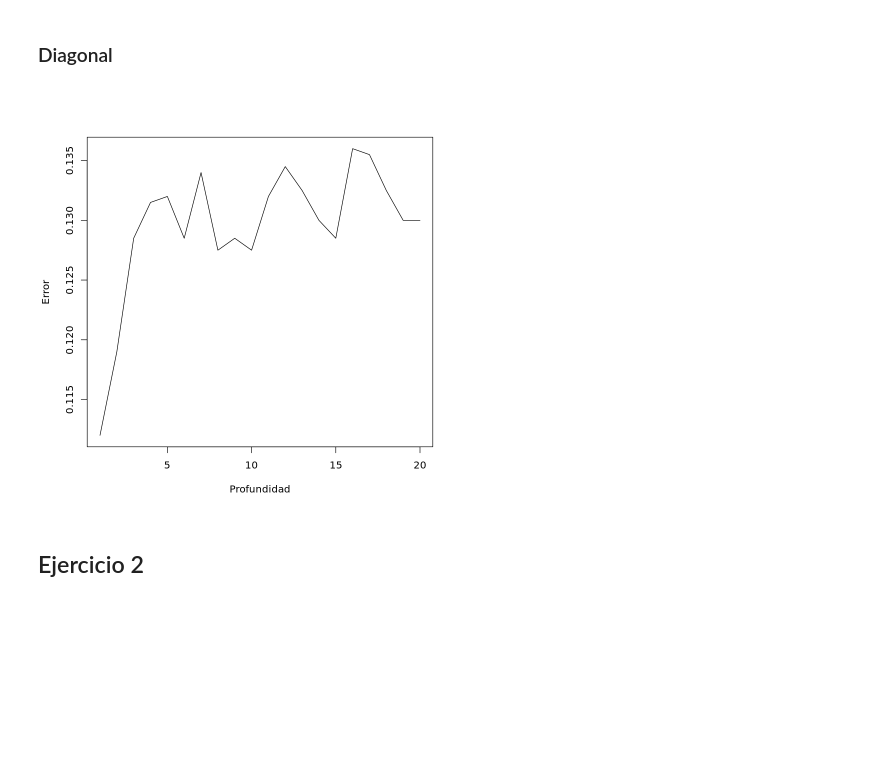
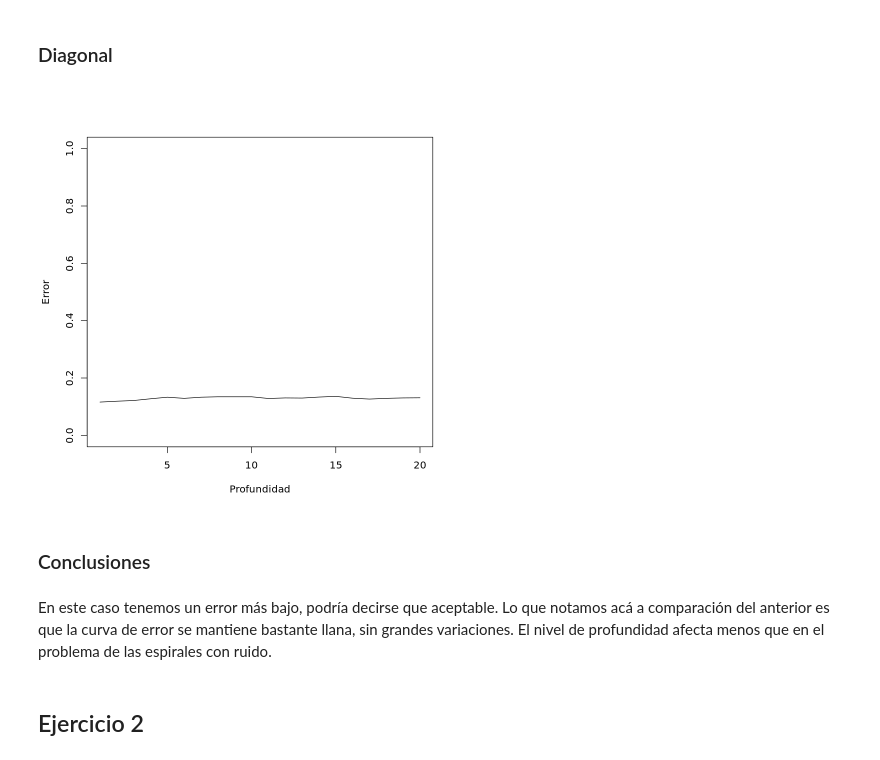
Before and after one commit to natimellino/mineria-de-datos, a Jupyter notebook: TP4.ipynb, the cells around one changed output. Cells and saved outputs as stored; diff of their text form; code cells hidden in the pictures; blank space fills up the shorter version.

```diff
--- a/TP4.ipynb
+++ b/TP4.ipynb
@@ -54,13 +57,17 @@ plot(c(1:20), esp.errores, type="l", xlab="Profundidad", ylab="Error")
 # %%
 diag.errores <- c()
 for(i in 1:20){
     diag.adaboost <- boosting(class ~ ., data=diag_train, mfinal=200, coef="Freund", control=rpart.control(maxdepth=i))
     pred <- predict(diag.adaboost, diag_test)
     diag.errores <- c(diag.errores, pred$error)
 }
 
-plot(c(1:20), diag.errores, type="l", xlab="Profundidad", ylab="Error")
+plot(c(1:20), diag.errores, type="l", xlab="Profundidad", ylab="Error", ylim=c(0,1))
 # %% [output]
-[figure, old version]
+[figure, new version]
+# %% [markdown]
+### Conclusiones
+# %% [markdown]
+En este caso tenemos un error más bajo, podría decirse que aceptable. Lo que notamos acá a comparación del anterior es que la curva de error se mantiene bastante llana, sin grandes variaciones. El nivel de profundidad afecta menos que en el problema de las espirales con ruido.
 # %% [markdown]
 ## Ejercicio 2
```
Also changed, not shown: parts of 9 cells of this notebook.
